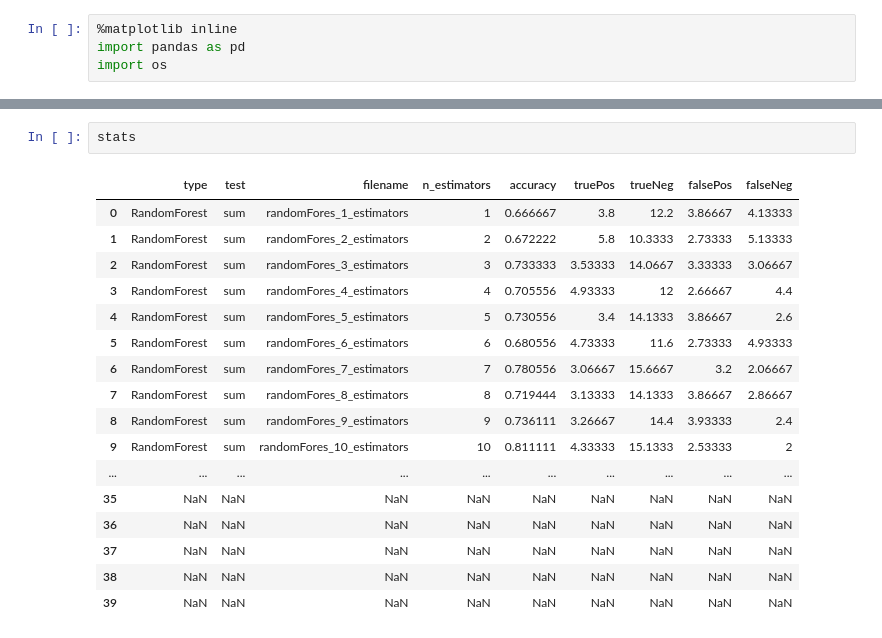
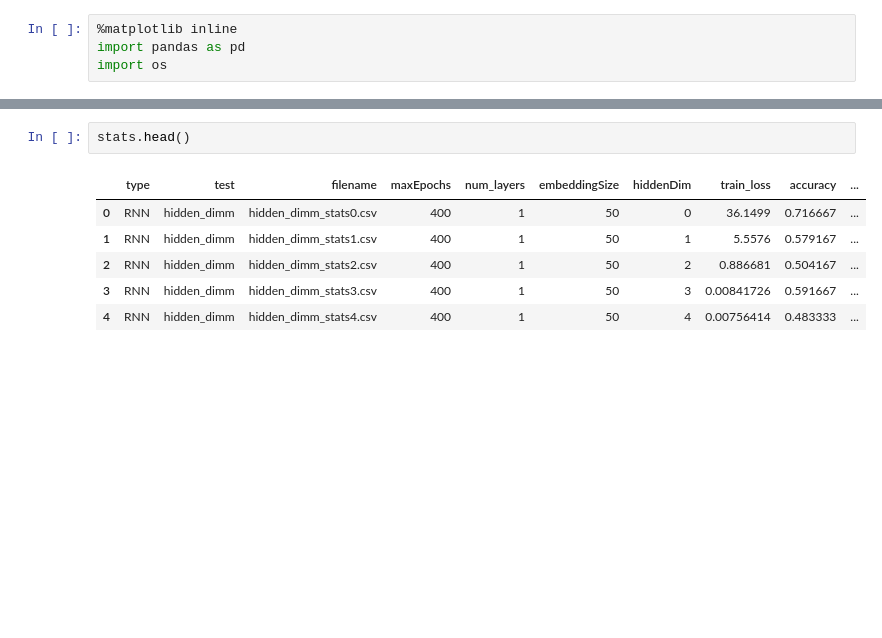
Before and after one commit to ac4649/datalogue_challenge, a Jupyter notebook: runStatsViewer.ipynb, the cells around one changed output, grey strips where cells are left out. Cells and saved outputs as stored; diff of their text form; blank space fills up the shorter version.

```diff
--- a/runStatsViewer.ipynb
+++ b/runStatsViewer.ipynb
@@ -94,22 +96,11 @@ FileNotFoundError: File b'Results/RandomForest/mean/randomForest_meanNotSum_7_es
 # %%
-stats
+stats.head()
 # %% [output]
-|  | type | test | filename | n_estimators | accuracy | truePos | trueNeg | falsePos | falseNeg |
-| 0 | RandomForest | sum | randomFores_1_estimators | 1 | 0.666667 | 3.8 | 12.2 | 3.86667 | 4.13333 |
-| 1 | RandomForest | sum | randomFores_2_estimators | 2 | 0.672222 | 5.8 | 10.3333 | 2.73333 | 5.13333 |
-| 2 | RandomForest | sum | randomFores_3_estimators | 3 | 0.733333 | 3.53333 | 14.0667 | 3.33333 | 3.06667 |
-| 3 | RandomForest | sum | randomFores_4_estimators | 4 | 0.705556 | 4.93333 | 12 | 2.66667 | 4.4 |
-| 4 | RandomForest | sum | randomFores_5_estimators | 5 | 0.730556 | 3.4 | 14.1333 | 3.86667 | 2.6 |
-| 5 | RandomForest | sum | randomFores_6_estimators | 6 | 0.680556 | 4.73333 | 11.6 | 2.73333 | 4.93333 |
-| 6 | RandomForest | sum | randomFores_7_estimators | 7 | 0.780556 | 3.06667 | 15.6667 | 3.2 | 2.06667 |
-| 7 | RandomForest | sum | randomFores_8_estimators | 8 | 0.719444 | 3.13333 | 14.1333 | 3.86667 | 2.86667 |
-| 8 | RandomForest | sum | randomFores_9_estimators | 9 | 0.736111 | 3.26667 | 14.4 | 3.93333 | 2.4 |
-| 9 | RandomForest | sum | randomFores_10_estimators | 10 | 0.811111 | 4.33333 | 15.1333 | 2.53333 | 2 |
-| ... | ... | ... | ... | ... | ... | ... | ... | ... | ... |
-| 35 | NaN | NaN | NaN | NaN | NaN | NaN | NaN | NaN | NaN |
-| 36 | NaN | NaN | NaN | NaN | NaN | NaN | NaN | NaN | NaN |
-| 37 | NaN | NaN | NaN | NaN | NaN | NaN | NaN | NaN | NaN |
-| 38 | NaN | NaN | NaN | NaN | NaN | NaN | NaN | NaN | NaN |
-| 39 | NaN | NaN | NaN | NaN | NaN | NaN | NaN | NaN | NaN |
+|  | type | test | filename | maxEpochs | num_layers | embeddingSize | hiddenDim | train_loss | accuracy | ... |
+| 0 | RNN | hidden_dimm | hidden_dimm_stats0.csv | 400 | 1 | 50 | 0 | 36.1499 | 0.716667 | ... |
+| 1 | RNN | hidden_dimm | hidden_dimm_stats1.csv | 400 | 1 | 50 | 1 | 5.5576 | 0.579167 | ... |
+| 2 | RNN | hidden_dimm | hidden_dimm_stats2.csv | 400 | 1 | 50 | 2 | 0.886681 | 0.504167 | ... |
+| 3 | RNN | hidden_dimm | hidden_dimm_stats3.csv | 400 | 1 | 50 | 3 | 0.00841726 | 0.591667 | ... |
+| 4 | RNN | hidden_dimm | hidden_dimm_stats4.csv | 400 | 1 | 50 | 4 | 0.00756414 | 0.483333 | ... |
 # %%
 # plt = stats[stats['test'] == 'sum']['truePos'].plot() # create sub-plots for
```
Also changed, not shown: parts of 3 cells of this notebook, 50 other files.
